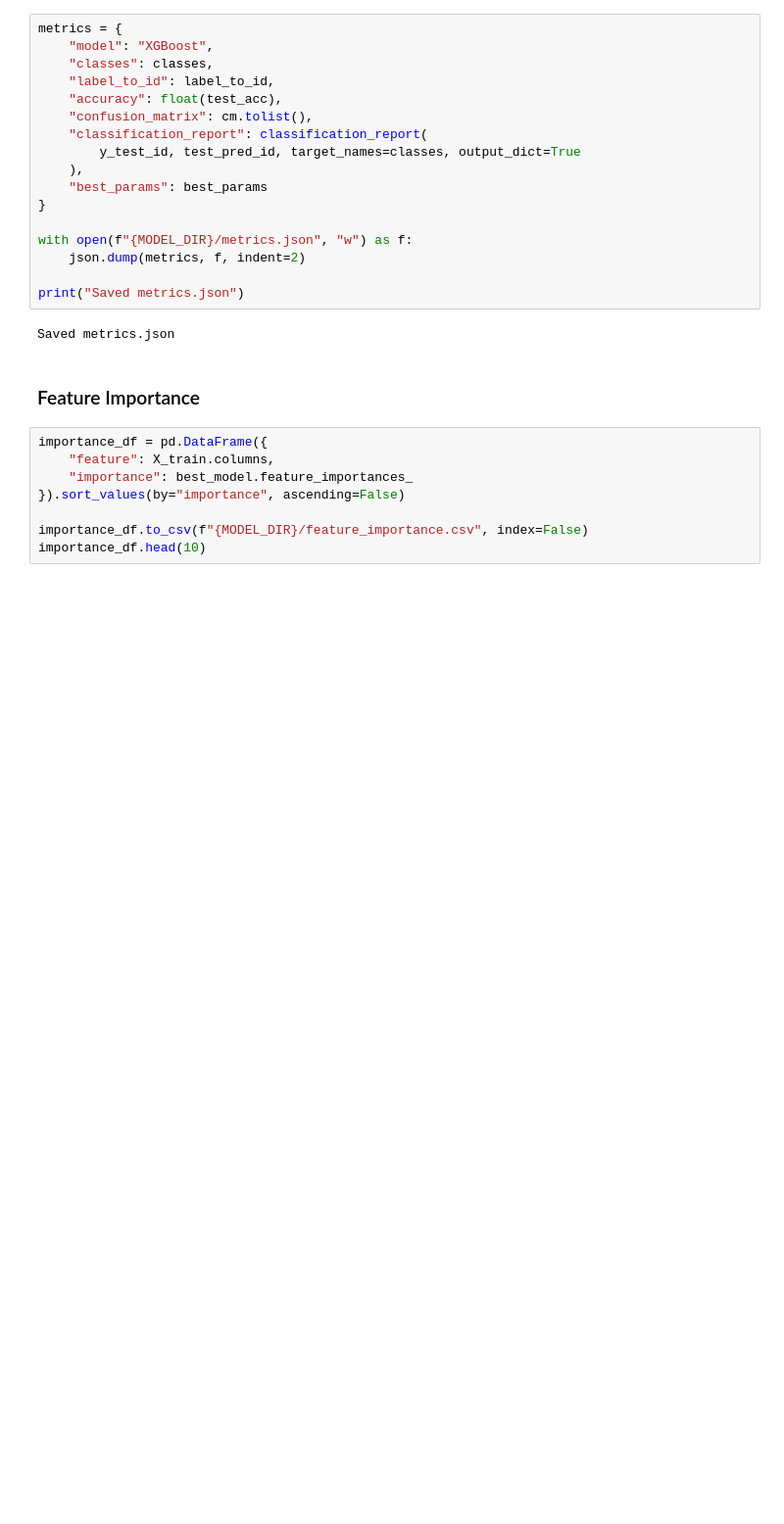
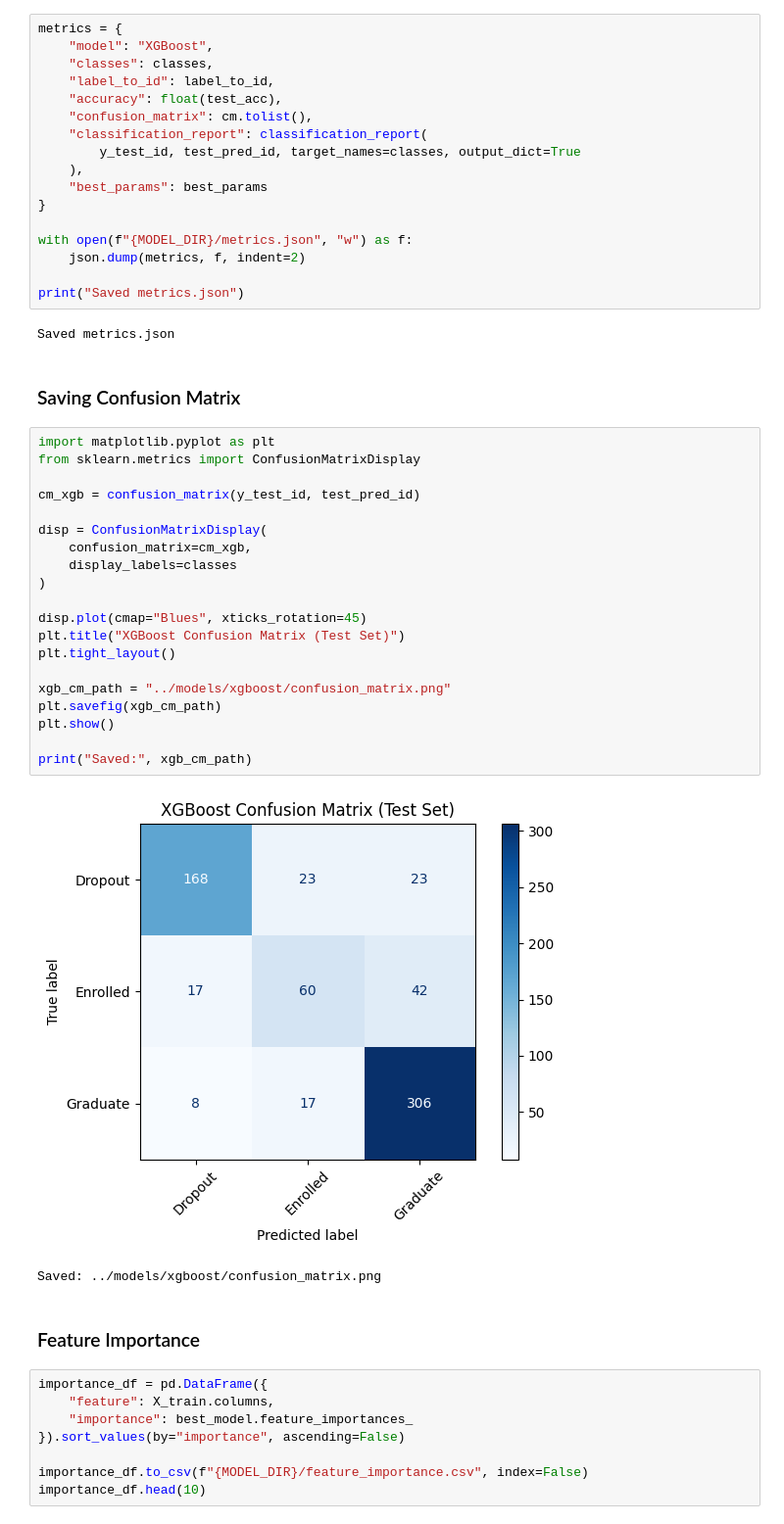
Before and after one commit to umangaamatya/artificial-intelligence-coursework, a Jupyter notebook: notebooks/03_xgboost.ipynb, the cells around one changed output. Shown at 98% size. Cells and saved outputs as stored; diff of their text form; blank space fills up the shorter version.

```diff
--- a/notebooks/03_xgboost.ipynb
+++ b/notebooks/03_xgboost.ipynb
@@ -216,6 +216,31 @@ with open(f"{MODEL_DIR}/metrics.json", "w") as f:
 print("Saved metrics.json")
 # %% [output]
 Saved metrics.json
+# %% [markdown]
+### Saving Confusion Matrix
+# %%
+import matplotlib.pyplot as plt
+from sklearn.metrics import ConfusionMatrixDisplay
+
+cm_xgb = confusion_matrix(y_test_id, test_pred_id)
+
+disp = ConfusionMatrixDisplay(
+    confusion_matrix=cm_xgb,
+    display_labels=classes
+)
+
+disp.plot(cmap="Blues", xticks_rotation=45)
+plt.title("XGBoost Confusion Matrix (Test Set)")
+plt.tight_layout()
+
+xgb_cm_path = "../models/xgboost/confusion_matrix.png"
+plt.savefig(xgb_cm_path)
+plt.show()
+
+print("Saved:", xgb_cm_path)
+# %% [output]
+[figure, added]
+Saved: ../models/xgboost/confusion_matrix.png
 # %% [markdown]
 ### Feature Importance
 # %%
```
Also changed, not shown: 2 other files.
